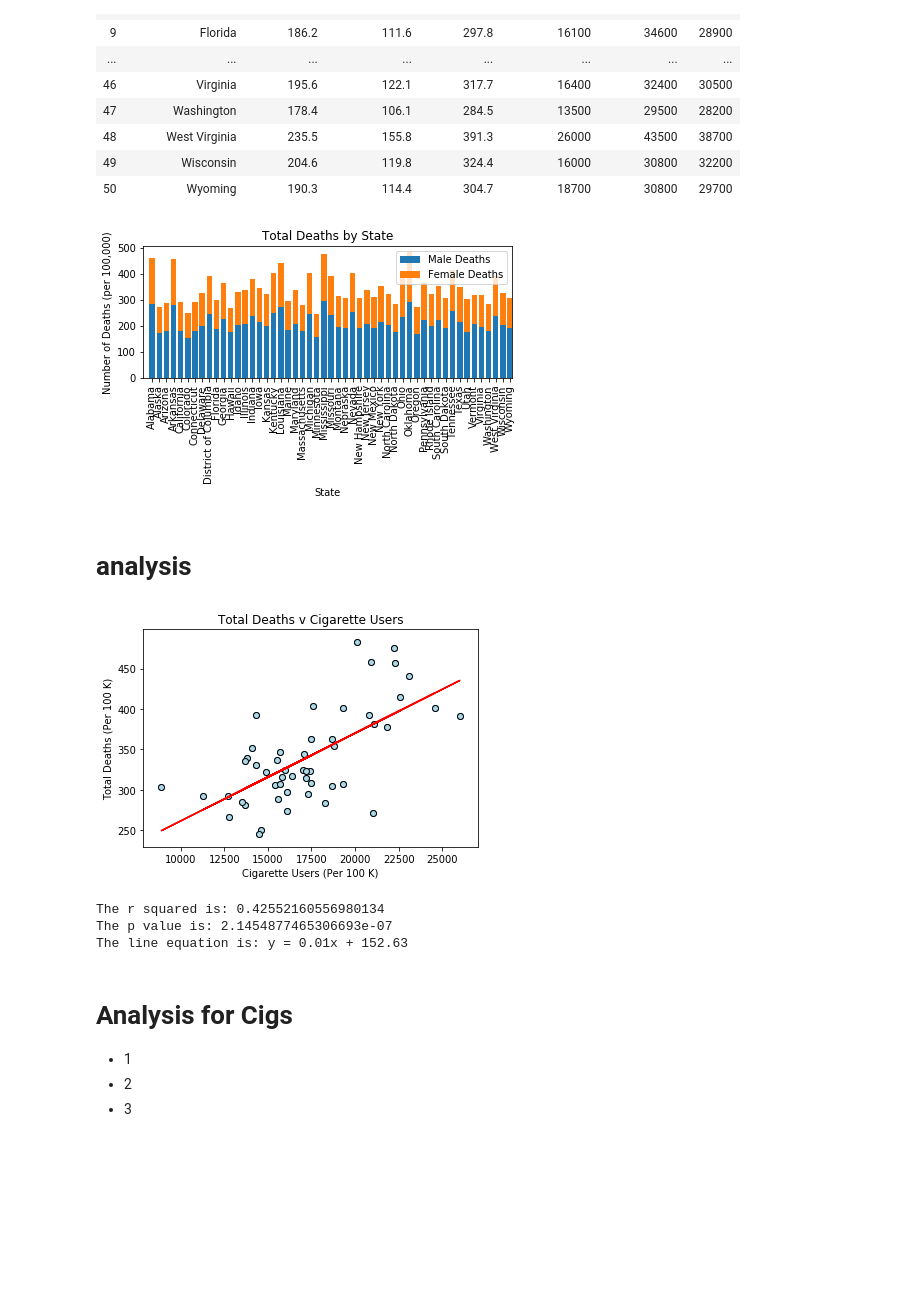
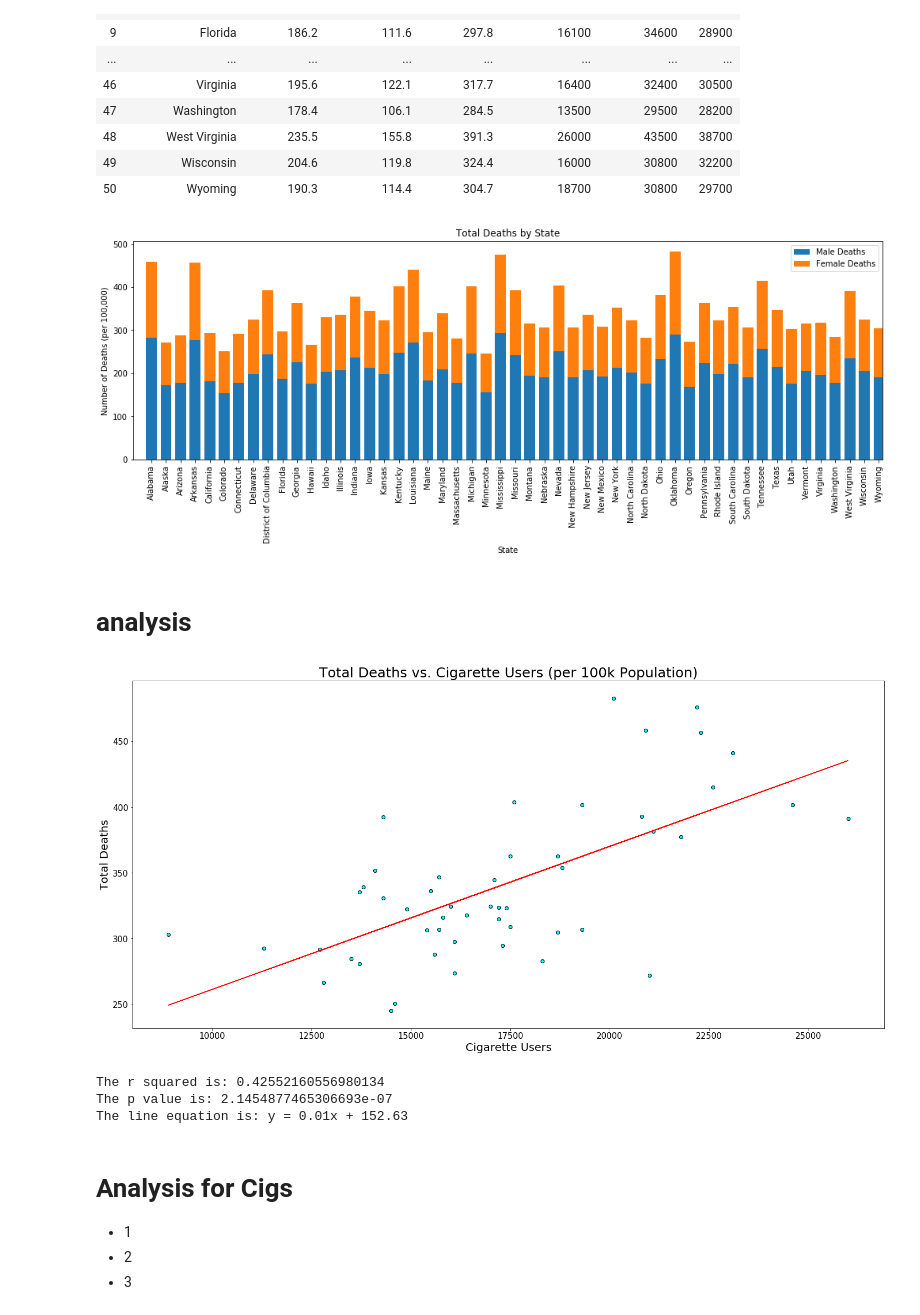
Before and after one commit to ASooklall/project-1-cvd, a Jupyter notebook: project-1-team-6.ipynb, the cells around one changed output. Saved outputs shown, nothing was run; the diff lists cells and outputs as text; code cells hidden in the pictures; blank space fills up the shorter version.

Commit message:
saved figs, configured plots, added lin reg

```diff
--- a/project-1-team-6.ipynb
+++ b/project-1-team-6.ipynb
@@ -50,16 +50,18 @@ base_df
 | 49 | Wisconsin | 204.6 | 119.8 | 324.4 | 16000 | 30800 | 32200 |
 | 50 | Wyoming | 190.3 | 114.4 | 304.7 | 18700 | 30800 | 29700 |
 # %%
-base_df[['Male Deaths', 'Female Deaths']].plot(kind='bar', rot=90, width=0.75, stacked=True,)
+base_df[['Male Deaths', 'Female Deaths']].plot(kind='bar', rot=90, width=0.75, stacked=True,figsize=(14,6))
 plt.xticks(np.arange(len(base_df)), list(base_df['State']))
 plt.xlim(-1.25, len(base_df)-0.75)
 plt.title('Total Deaths by State')
 plt.xlabel('State')
 plt.ylabel('Number of Deaths (per 100,000)')
 plt.tight_layout(pad=1)
-# plt.figure(figsize=(40,40),dpi=80)
+
+plt.savefig('CVD_plots/mf_bar.png')
+plt.show()
 # %% [output]
-[figure, old version]
+[figure, new version]
 # %% [markdown]
 # analysis
 # %%
@@ -69,14 +71,19 @@ y_values = base_df['Total Deaths']
 regress_values = x_values * slope + intercept
 line_eq_cig = "y = " + str(round(slope,2)) + "x + " + str(round(intercept,2))
 
-
+plt.figure(figsize=(20,10))
 plt.scatter(x_values,y_values)
 plt.plot(x_values,regress_values,"r-")
 
-plt.scatter(base_df["Cigarette Users"],base_df["Total Deaths"], c="lightblue", edgecolor="black")
-plt.title("Total Deaths v Cigarette Users")
-plt.xlabel('Cigarette Users (Per 100 K)')
-plt.ylabel('Total Deaths (Per 100 K)')
+plt.scatter(base_df["Cigarette Users"],base_df["Total Deaths"],marker='o',c='cyan',edgecolor='black')
+plt.title("Total Deaths vs. Cigarette Users (per 100k Population)",size=25)
+plt.xlabel('Cigarette Users',size=20)
+plt.ylabel('Total Deaths',size=20)
+plt.xticks(size=15)
+plt.yticks(size=15)
+plt.tight_layout(pad=1)
+
+plt.savefig('CVD_plots/death_v_cig.png')
 plt.show()
 
 #r2
@@ -84,7 +91,7 @@ print(f'The r squared is: {cig_rvalue**2}')
 print(f'The p value is: {cig_pvalue}')
 print(f'The line equation is: {line_eq_cig}')
 # %% [output]
-[figure, old version]
+[figure, new version]
 The r squared is: 0.42552160556980134
 The p value is: 2.1454877465306693e-07
 The line equation is: y = 0.01x + 152.63
```
Also changed, not shown: parts of 8 cells of this notebook, 6 other files.
